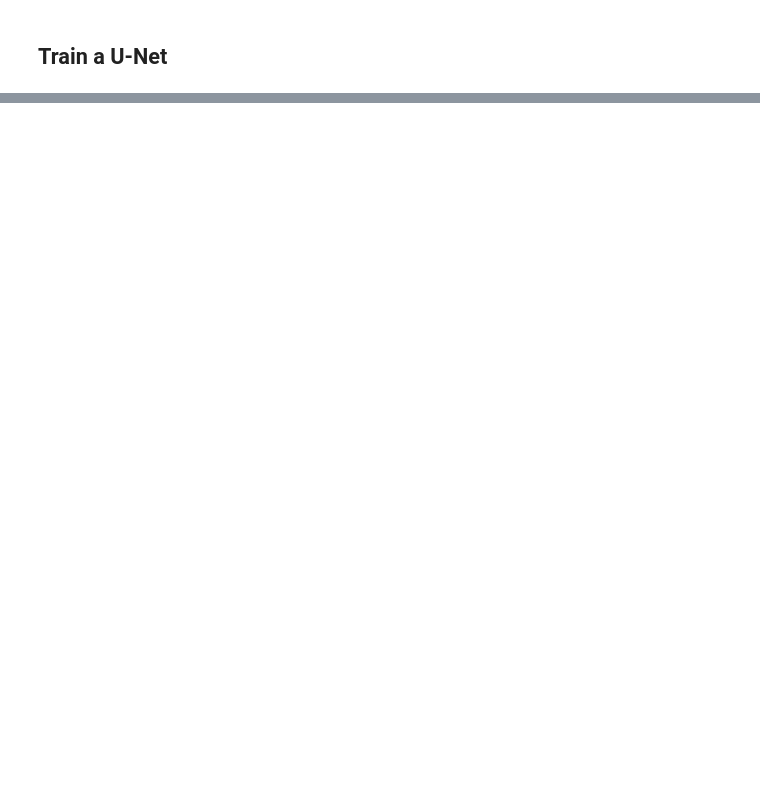
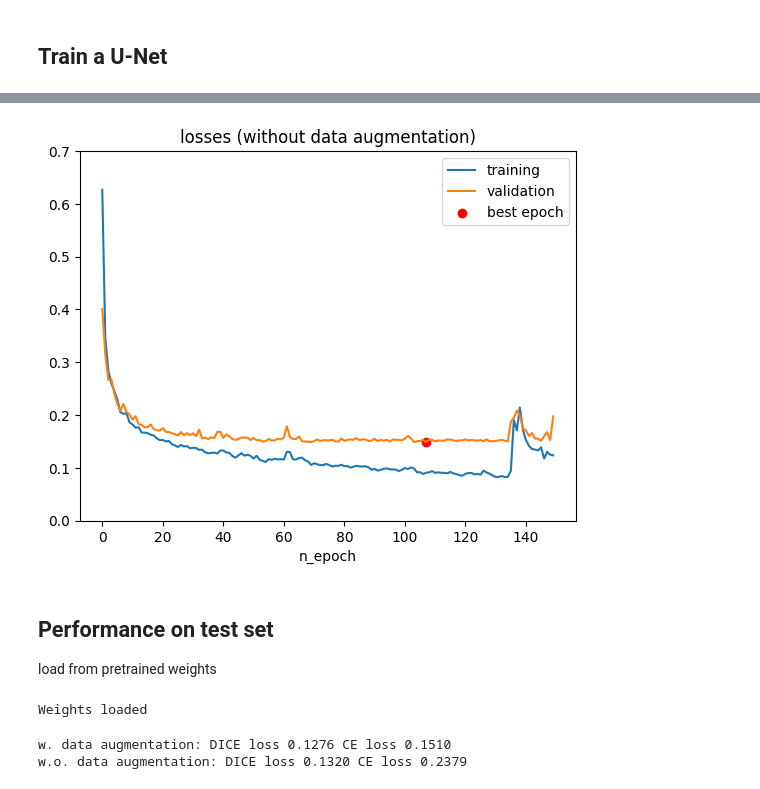
Before and after one commit to MunchkinChen/IMA206_project, a Jupyter notebook: run.ipynb, the cells around one changed output, grey strips where cells are left out. Drawn from its saved outputs; the diff is of its cells as text; code cells hidden in the pictures; blank space fills up the shorter version.

```diff
--- a/run.ipynb
+++ b/run.ipynb
@@ -539,0 +373,4 @@ train_loader = DataLoader(train_set, batch_size=8)
+# %%
+model = UNet(n_channels=1, n_classes=4).to(DEVICE)
+
+ret_dict = train(model, train_loader_wo_da, val_loader, test_loader,'saved_models/wo_da.pt')
@@ -539,0 +395,53 @@ train_loader = DataLoader(train_set, batch_size=8)
+# %%
+training_losses = ret_dict['training_losses']
+val_losses = ret_dict['val_losses']
+best_epoch = ret_dict['best_epoch']
+
+plt.plot(training_losses, label='training')
+plt.plot(val_losses, label='validation')
+plt.scatter([best_epoch], [val_losses[best_epoch]], label='best epoch', color='r')
+plt.title('losses (without data augmentation)')
+plt.xlabel('n_epoch')
+plt.ylim([0,0.7])
+# plt.savefig(os.path.join(base_path,'images/train_loss.png'))
+plt.legend()
+plt.show()
+# %% [output]
+[figure, added]
+# %% [markdown]
+## Performance on test set
+
+load from pretrained weights
+# %%
+from unet import UNet
+model_w = UNet(n_channels=1, n_classes=4).to(DEVICE)
+model_w.load_state_dict(torch.load('saved_models/w_da.pt', map_location=DEVICE))
+
+model_wo = UNet(n_channels=1, n_classes=4).to(DEVICE)
+model_wo.load_state_dict(torch.load('saved_models/wo_da.pt', map_location=DEVICE))
+
+print('Weights loaded')
+# %% [output]
+Weights loaded
+# %%
+# test loss
+
+dice_func = monai.losses.DiceLoss(softmax=True, to_onehot_y=True)
+
+# cross entropy loss
+def CE_func(input, target):
+    target = torch.squeeze(target, dim=1)
+    target = target.long()
+    loss = torch.nn.CrossEntropyLoss()(input, target)
+    return loss
+
+dice_loss = compute_eval_loss(model_w, test_loader, dice_func)
+CE_loss = compute_eval_loss(model_w, test_loader, CE_func)
+print(f'w. data augmentation: DICE loss {dice_loss:.4f} CE loss {CE_loss:.4f}')
+
+dice_loss = compute_eval_loss(model_wo, test_loader, dice_func)
+CE_loss = compute_eval_loss(model_wo, test_loader, CE_func)
+print(f'w.o. data augmentation: DICE loss {dice_loss:.4f} CE loss {CE_loss:.4f}')
+# %% [output]
+w. data augmentation: DICE loss 0.1276 CE loss 0.1510
+w.o. data augmentation: DICE loss 0.1320 CE loss 0.2379
```
Also changed, not shown: parts of 65 cells of this notebook, 1 other file.
